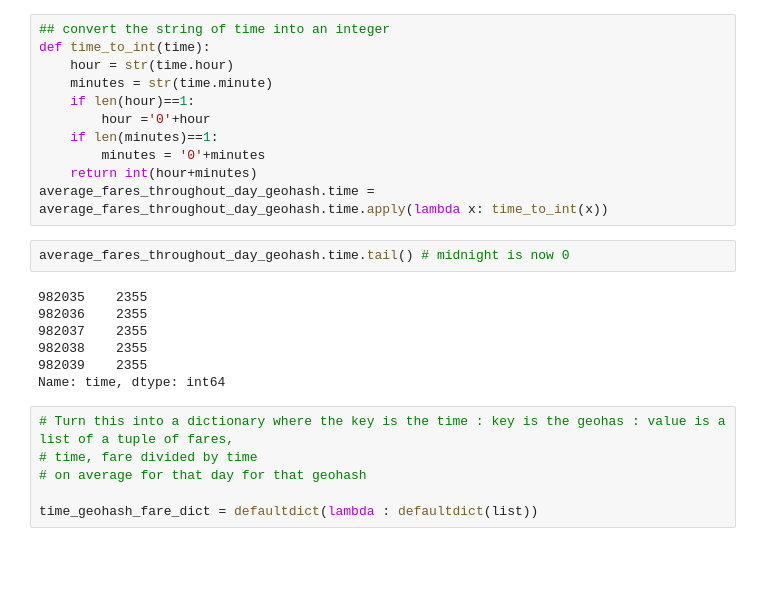
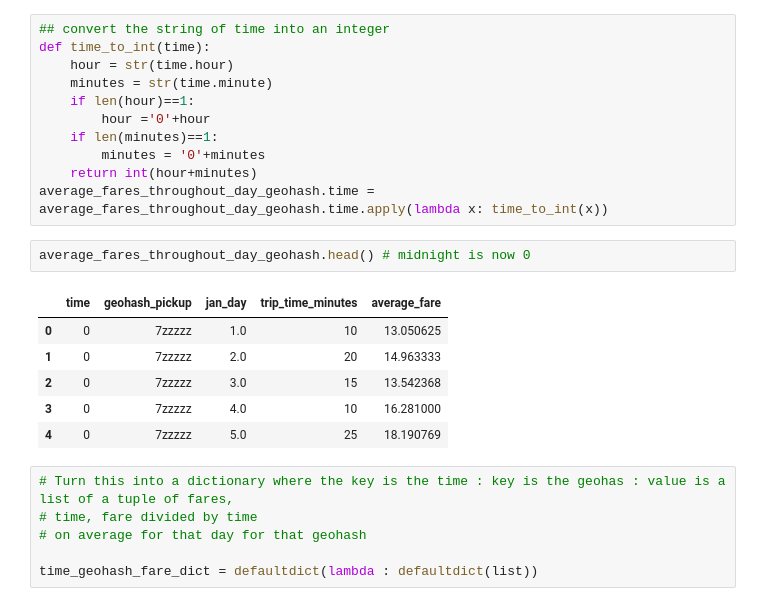
Before and after one commit to jonhilgart22/DSCI-6005-deep-learning, a Jupyter notebook: final_project/Taxi-Cab-EDA.ipynb, the cells around one changed output. Drawn from its saved outputs; the diff is of its cells as text; blank space fills up the shorter version.

```diff
--- a/final_project/Taxi-Cab-EDA.ipynb
+++ b/final_project/Taxi-Cab-EDA.ipynb
@@ -374,14 +385,14 @@ def time_to_int(time):
     return int(hour+minutes)
 average_fares_throughout_day_geohash.time = average_fares_throughout_day_geohash.time.apply(lambda x: time_to_int(x))
 # %%
-average_fares_throughout_day_geohash.time.tail() # midnight is now 0
+average_fares_throughout_day_geohash.head() # midnight is now 0
 # %% [output]
-982035    2355
-982036    2355
-982037    2355
-982038    2355
-982039    2355
-Name: time, dtype: int64
+|  | time | geohash_pickup | jan_day | trip_time_minutes | average_fare |
+| 0 | 0 | 7zzzzz | 1.0 | 10 | 13.050625 |
+| 1 | 0 | 7zzzzz | 2.0 | 20 | 14.963333 |
+| 2 | 0 | 7zzzzz | 3.0 | 15 | 13.542368 |
+| 3 | 0 | 7zzzzz | 4.0 | 10 | 16.281000 |
+| 4 | 0 | 7zzzzz | 5.0 | 25 | 18.190769 |
 # %%
 # Turn this into a dictionary where the key is the time : key is the geohas : value is a list of a tuple of fares,
 # time, fare divided by time
```
Also changed, not shown: parts of 15 cells of this notebook.
